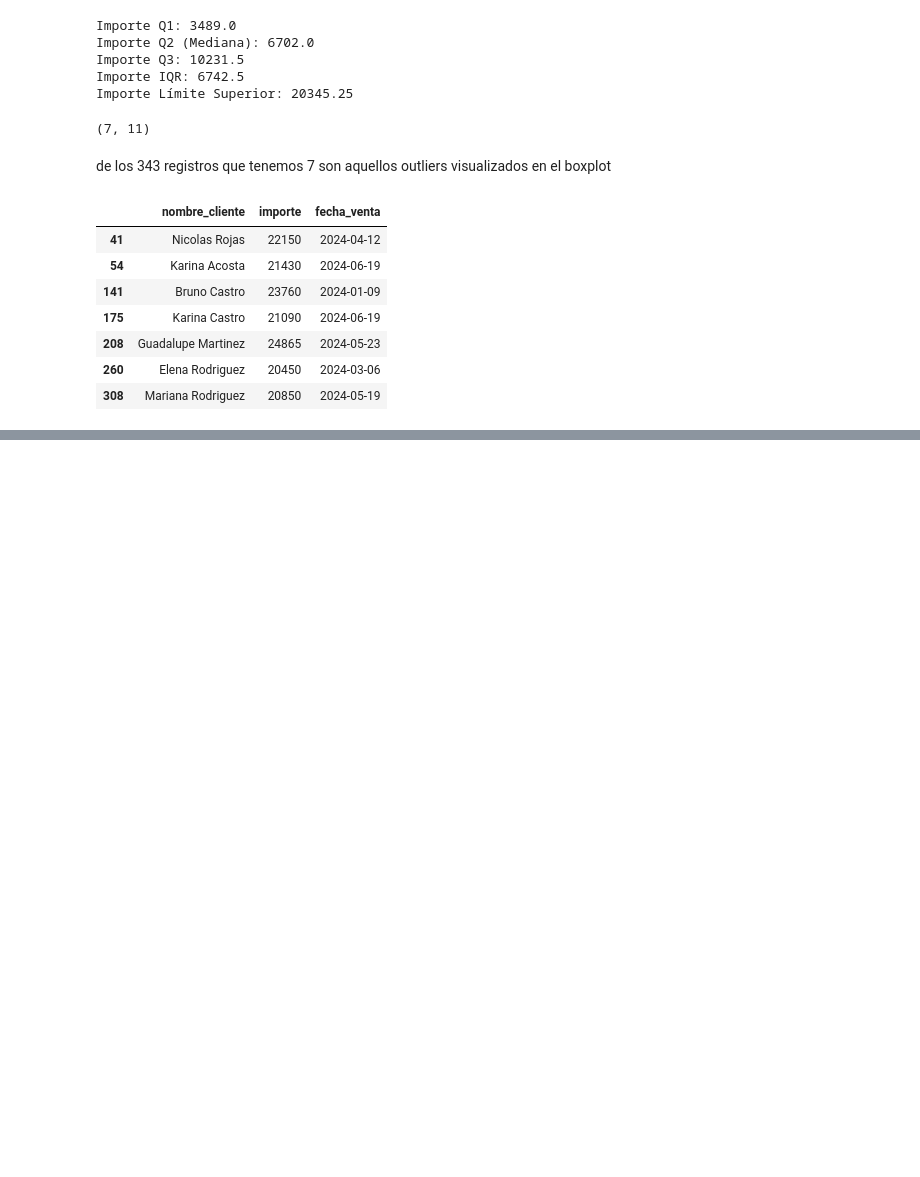
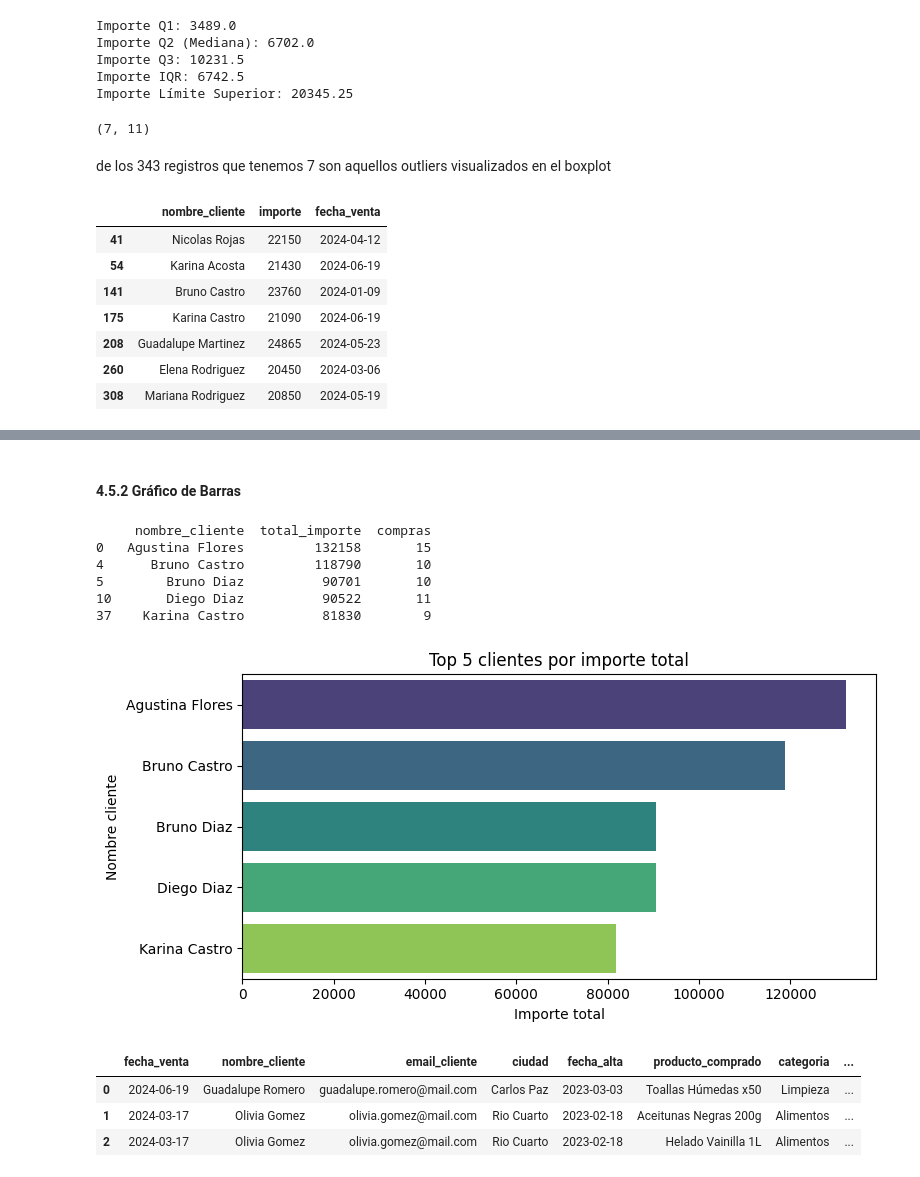
Before and after one commit to jperez-xcvi/guayerd_ia, a Jupyter notebook: aurelion.ipynb, the cells around one changed output, grey strips where cells are left out. Drawn from its saved outputs; the diff is of its cells as text; code cells hidden in the pictures; blank space fills up the shorter version.

```diff
--- a/aurelion.ipynb
+++ b/aurelion.ipynb
@@ -290,0 +311,49 @@ aurelion_outliers[['nombre_cliente', 'importe', 'fecha_venta']]
+# %% [markdown]
+<h4>4.5.2 Gráfico de Barras</h4>
+# %%
+# Cálculo del top 5 de clientes por importe total
+top5_clientes = (
+    aurelion
+    .groupby('nombre_cliente', as_index=False)
+    .agg(total_importe=('importe', 'sum'),
+         compras=('importe', 'count'))
+    .sort_values('total_importe', ascending=False)
+    .head(5)
+)
+
+print(top5_clientes)
+
+# Gráfico horizontal del top 5 (evitar FutureWarning)
+plt.figure(figsize=(8,4))
+ax = sns.barplot(
+    data=top5_clientes,
+    x='total_importe',
+    y='nombre_cliente',
+    hue='nombre_cliente',    # asigna hue igual a y para usar palette
+    dodge=False,
+    palette='viridis'
+)
+# eliminar la leyenda generada por hue
+if ax.get_legend() is not None:
+    ax.get_legend().remove()
+
+plt.title('Top 5 clientes por importe total')
+plt.xlabel('Importe total')
+plt.ylabel('Nombre cliente')
+plt.tight_layout()
+plt.show()
+# %% [output]
+     nombre_cliente  total_importe  compras
+0   Agustina Flores         132158       15
+4      Bruno Castro         118790       10
+5        Bruno Diaz          90701       10
+10       Diego Diaz          90522       11
+37    Karina Castro          81830        9
+[figure, added]
+# %%
+aurelion.head(3)
+# %% [output]
+|  | fecha_venta | nombre_cliente | email_cliente | ciudad | fecha_alta | producto_comprado | categoria | ... |
+| 0 | 2024-06-19 | Guadalupe Romero | guadalupe.romero@mail.com | Carlos Paz | 2023-03-03 | Toallas Húmedas x50 | Limpieza | ... |
+| 1 | 2024-03-17 | Olivia Gomez | olivia.gomez@mail.com | Rio Cuarto | 2023-02-18 | Aceitunas Negras 200g | Alimentos | ... |
+| 2 | 2024-03-17 | Olivia Gomez | olivia.gomez@mail.com | Rio Cuarto | 2023-02-18 | Helado Vainilla 1L | Alimentos | ... |
```
Also changed, not shown: parts of 9 cells of this notebook, 1 other file.
